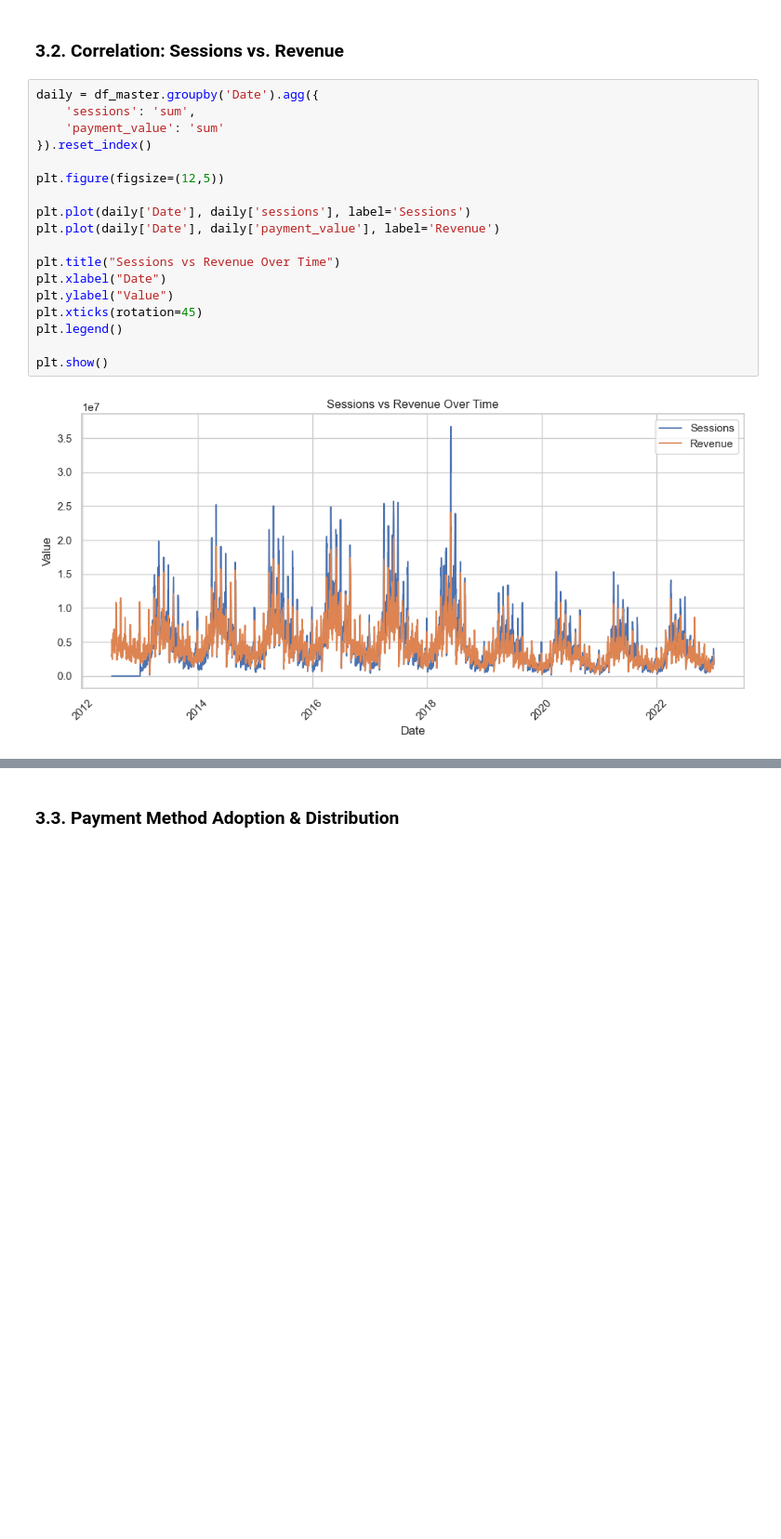
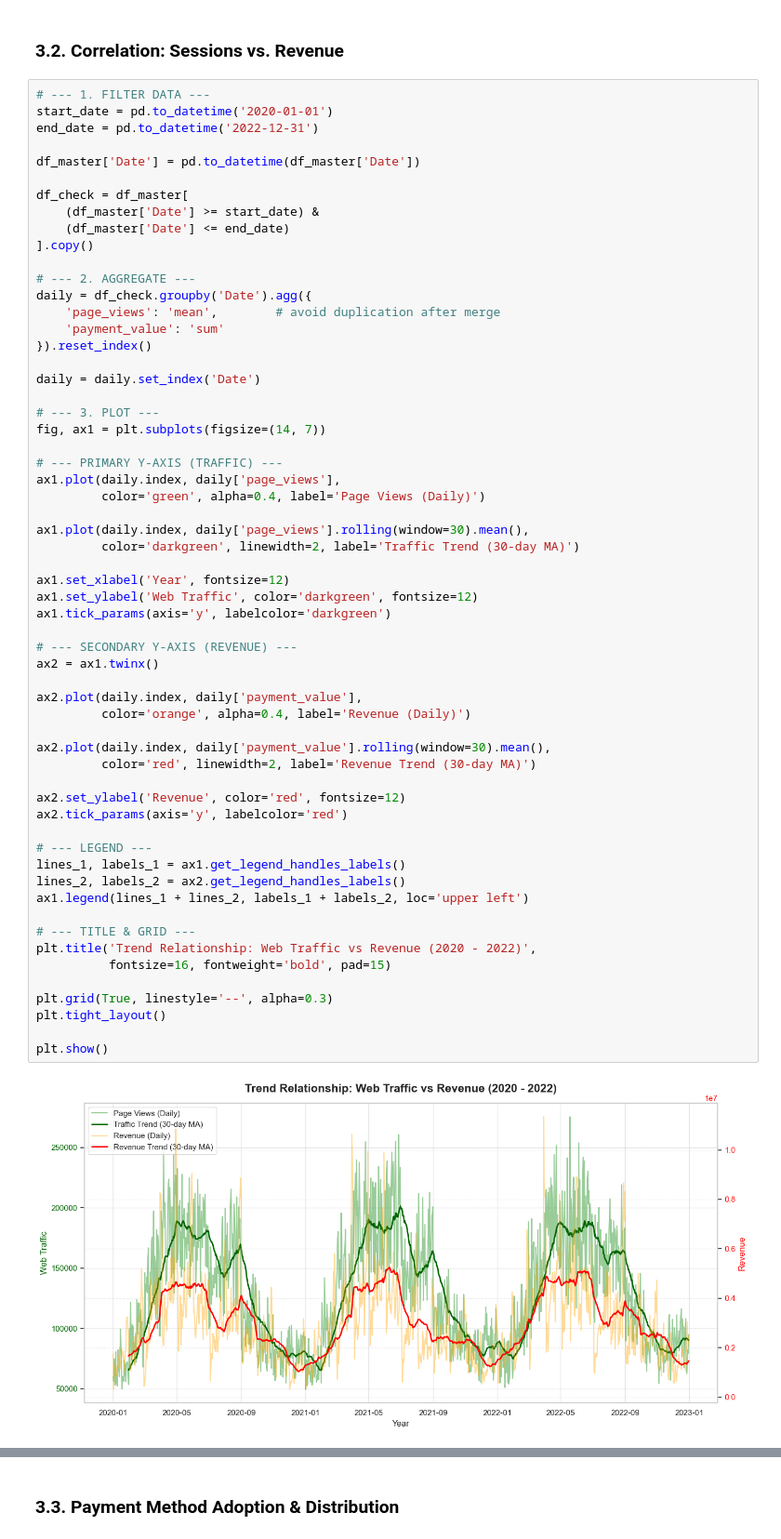
Before and after one commit to tuongvii2327/TayThanh_Datathon_2026, a Jupyter notebook: notebooks/03_EDA_traffic_payment.ipynb, the cells around one changed output, grey strips where cells are left out. Shown at 93% size. Cells and saved outputs as stored; diff of their text form; blank space fills up the shorter version.

```diff
--- a/notebooks/03_EDA_traffic_payment.ipynb
+++ b/notebooks/03_EDA_traffic_payment.ipynb
@@ -180,24 +200,65 @@ The conversion rate exhibits a long-term downward trend despite traffic (session
 # %% [markdown]
 ### 3.2. Correlation: Sessions vs. Revenue
 # %%
-daily = df_master.groupby('Date').agg({
-    'sessions': 'sum',
+# --- 1. FILTER DATA ---
+start_date = pd.to_datetime('2020-01-01')
+end_date = pd.to_datetime('2022-12-31')
+
+df_master['Date'] = pd.to_datetime(df_master['Date'])
+
+df_check = df_master[
+    (df_master['Date'] >= start_date) &
+    (df_master['Date'] <= end_date)
+].copy()
+
+# --- 2. AGGREGATE ---
+daily = df_check.groupby('Date').agg({
+    'page_views': 'mean',        # avoid duplication after merge
     'payment_value': 'sum'
 }).reset_index()
 
-plt.figure(figsize=(12,5))
+daily = daily.set_index('Date')
 
-plt.plot(daily['Date'], daily['sessions'], label='Sessions')
-plt.plot(daily['Date'], daily['payment_value'], label='Revenue')
+# --- 3. PLOT ---
+fig, ax1 = plt.subplots(figsize=(14, 7))
 
-plt.title("Sessions vs Revenue Over Time")
-plt.xlabel("Date")
-plt.ylabel("Value")
-plt.xticks(rotation=45)
-plt.legend()
+# --- PRIMARY Y-AXIS (TRAFFIC) ---
+ax1.plot(daily.index, daily['page_views'],
+         color='green', alpha=0.4, label='Page Views (Daily)')
+
+ax1.plot(daily.index, daily['page_views'].rolling(window=30).mean(),
+         color='darkgreen', linewidth=2, label='Traffic Trend (30-day MA)')
+
+ax1.set_xlabel('Year', fontsize=12)
+ax1.set_ylabel('Web Traffic', color='darkgreen', fontsize=12)
+ax1.tick_params(axis='y', labelcolor='darkgreen')
+
+# --- SECONDARY Y-AXIS (REVENUE) ---
+ax2 = ax1.twinx()
+
+ax2.plot(daily.index, daily['payment_value'],
+         color='orange', alpha=0.4, label='Revenue (Daily)')
+
+ax2.plot(daily.index, daily['payment_value'].rolling(window=30).mean(),
+         color='red', linewidth=2, label='Revenue Trend (30-day MA)')
+
+ax2.set_ylabel('Revenue', color='red', fontsize=12)
+ax2.tick_params(axis='y', labelcolor='red')
+
+# --- LEGEND ---
+lines_1, labels_1 = ax1.get_legend_handles_labels()
+lines_2, labels_2 = ax2.get_legend_handles_labels()
+ax1.legend(lines_1 + lines_2, labels_1 + labels_2, loc='upper left')
+
+# --- TITLE & GRID ---
+plt.title('Trend Relationship: Web Traffic vs Revenue (2020 - 2022)',
+          fontsize=16, fontweight='bold', pad=15)
+
+plt.grid(True, linestyle='--', alpha=0.3)
+plt.tight_layout()
 
 plt.show()
 # %% [output]
-[figure, old version]
+[figure, new version]
 # %% [markdown]
 #### **Insight:**
```
Also changed, not shown: parts of 3 cells of this notebook, 20 other files.
